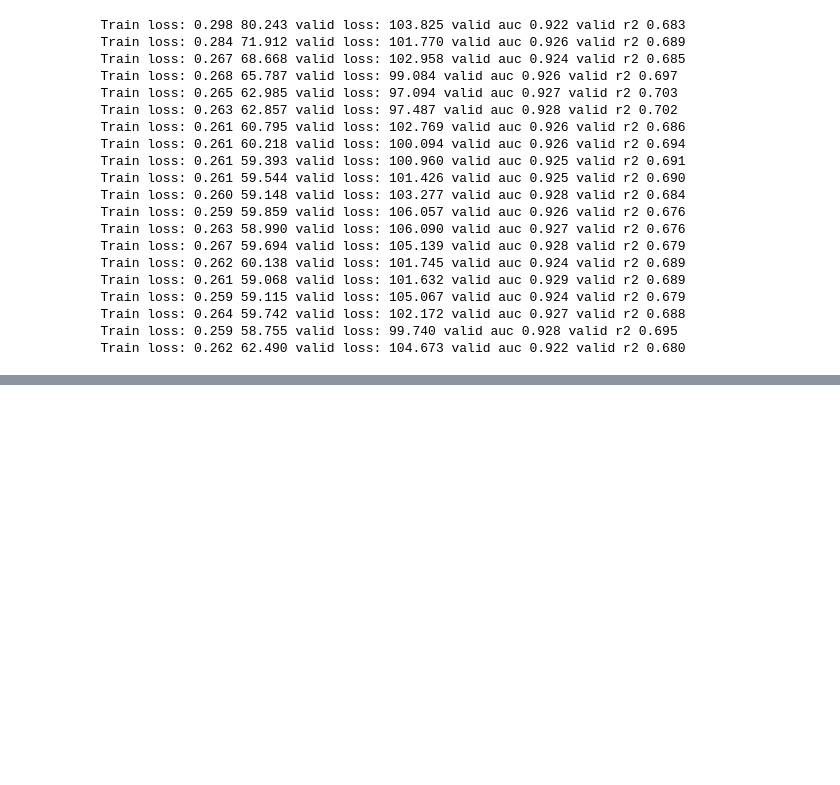
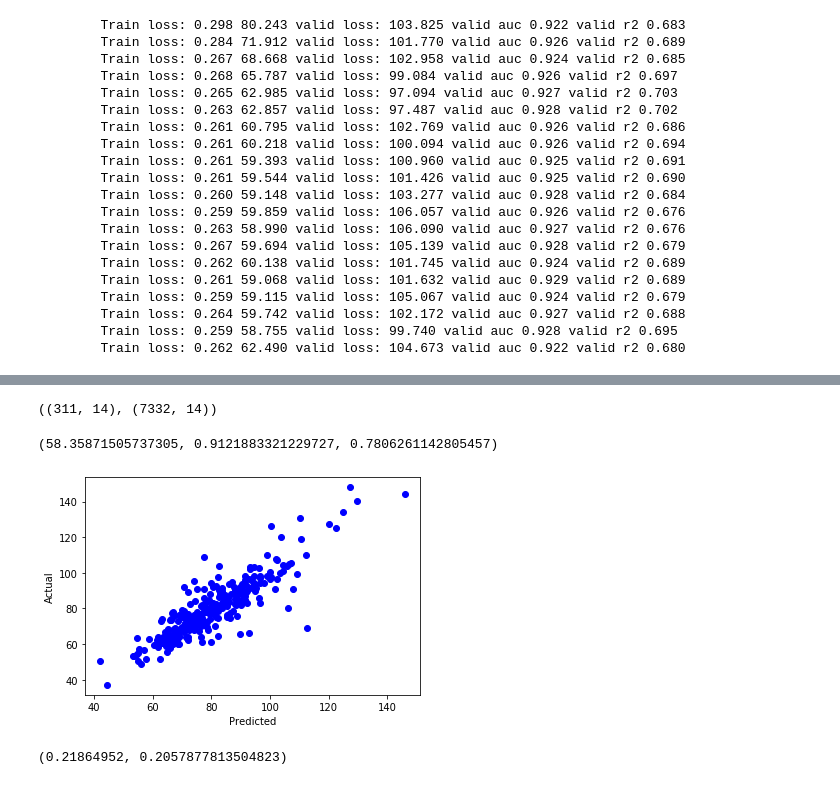
Before and after one commit to yanneta/multi-task-hypotension, a Jupyter notebook: time_series_data_model.ipynb, the cells around one changed output, grey strips where cells are left out. Saved outputs shown, nothing was run; the diff lists cells and outputs as text; code cells hidden in the pictures; blank space fills up the shorter version.

```diff
--- a/time_series_data_model.ipynb
+++ b/time_series_data_model.ipynb
@@ -473,0 +562,35 @@ train_epochs(model, train_dl, optimizer, epochs=20)
+# %%
+valid_sample = pick_obs_per_patient(valid, k=2)
+valid_sample.shape, valid.shape
+# %% [output]
+((311, 14), (7332, 14))
+# %%
+val_small_ds = MultiTask(valid_sample, norm_dict)
+val_small_dl = DataLoader(val_small_ds, batch_size=311)
+# %%
+val_metrics(model, val_small_dl)
+# %% [output]
+(58.35871505737305, 0.9121883321229727, 0.7806261142805457)
+# %%
+def predict_one_batch(model, dl):
+    for x_series, x_cont, x_cat, y1, y2 in dl:
+        x_series = x_series.float().cuda()
+        x_cont = x_cont.float().cuda()
+        x_cat = x_cat.long().cuda()
+        y1 = y1.float().cuda()
+        y2 = y2.float().cuda()
+        out1, out2 = model(x_series, x_cont, x_cat)
+    return out1.detach().cpu().numpy(), out2.detach().cpu().numpy(), y1.detach().cpu().numpy(), y2.detach().cpu().numpy()
+# %%
+out1, out2, y1, y2 = predict_one_batch(model, val_small_dl)
+# %%
+plt.plot(out2, y2, 'bo')
+plt.xlabel("Predicted")
+plt.ylabel("Actual")
+plt.show()
+# %% [output]
+[figure, added]
+# %%
+y1.mean(), (out1 > 0.5).mean()
+# %% [output]
+(0.21864952, 0.2057877813504823)
```
Also changed, not shown: parts of 17 cells of this notebook.
